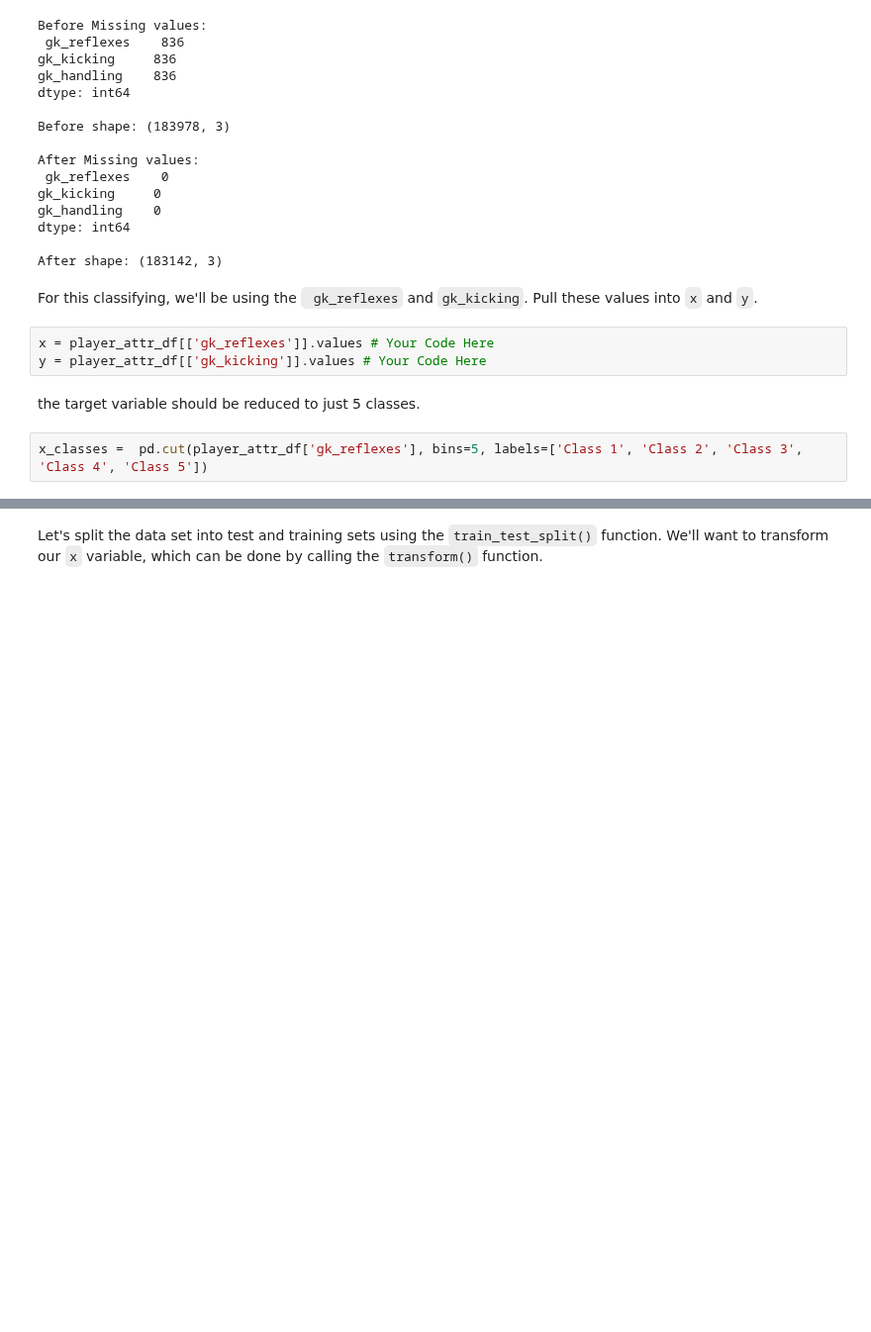
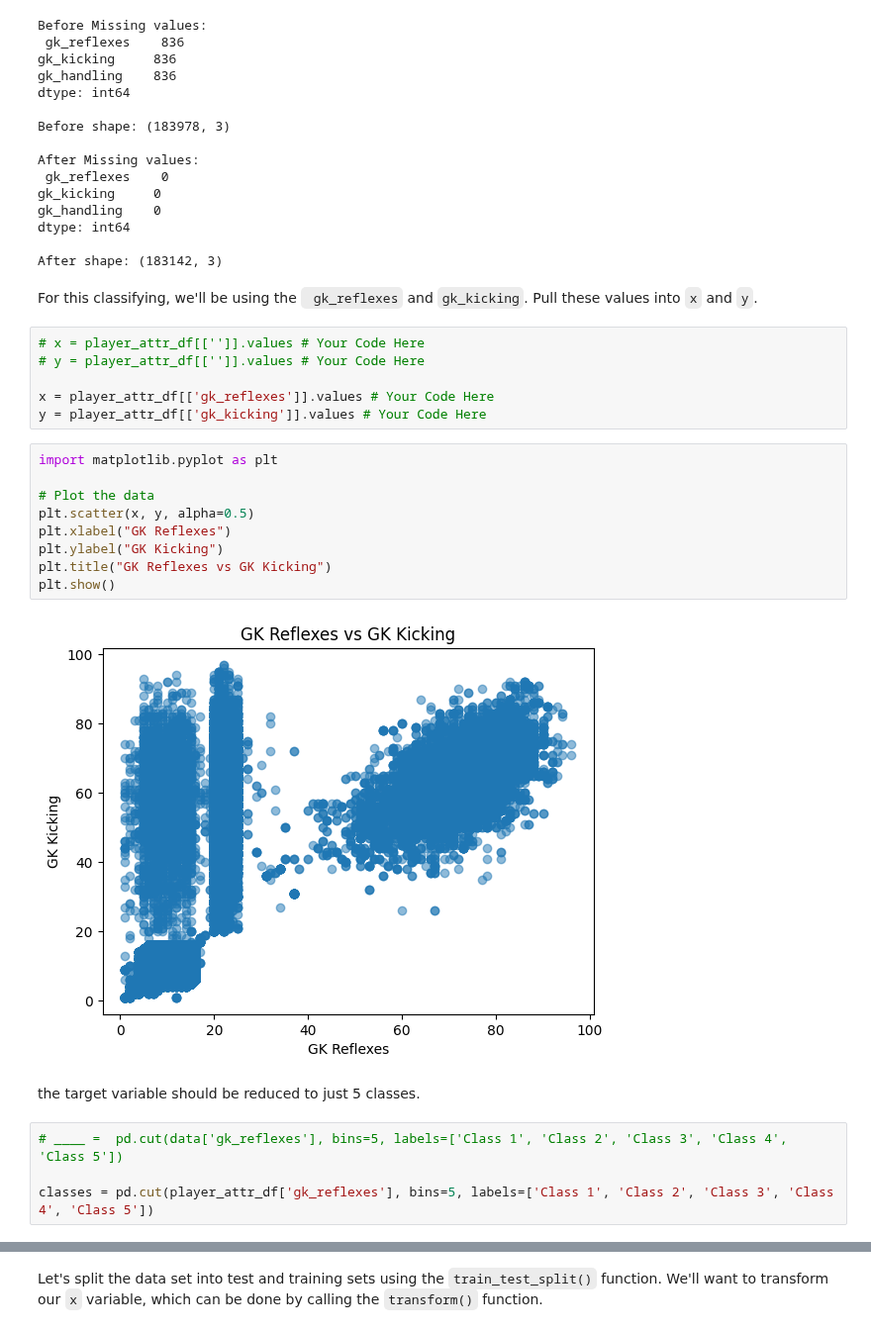
Before and after one commit to omanar1/usable_ai, a Jupyter notebook: Homework/HW7_assignment_m07_classification.ipynb, the cells around one changed output, grey strips where cells are left out. Shown at 99% size. Drawn from its saved outputs; the diff is of its cells as text; blank space fills up the shorter version.

```diff
--- a/Homework/HW7_assignment_m07_classification.ipynb
+++ b/Homework/HW7_assignment_m07_classification.ipynb
@@ -161,9 +165,25 @@ After shape: (183142, 3)
 # %% [markdown]
 For this classifying, we'll be using the ` gk_reflexes` and `gk_kicking`. Pull these values into `x` and `y`.
 # %%
+# x = player_attr_df[['']].values # Your Code Here
+# y = player_attr_df[['']].values # Your Code Here
+
 x = player_attr_df[['gk_reflexes']].values # Your Code Here
 y = player_attr_df[['gk_kicking']].values # Your Code Here
+# %%
+import matplotlib.pyplot as plt
+
+# Plot the data
+plt.scatter(x, y, alpha=0.5)
+plt.xlabel("GK Reflexes")
+plt.ylabel("GK Kicking")
+plt.title("GK Reflexes vs GK Kicking")
+plt.show()
+# %% [output]
+[figure, added]
 # %% [markdown]
 the target variable should be reduced to just 5 classes.
 # %%
-x_classes =  pd.cut(player_attr_df['gk_reflexes'], bins=5, labels=['Class 1', 'Class 2', 'Class 3', 'Class 4', 'Class 5'])
+# ____ =  pd.cut(data['gk_reflexes'], bins=5, labels=['Class 1', 'Class 2', 'Class 3', 'Class 4', 'Class 5'])
+
+classes = pd.cut(player_attr_df['gk_reflexes'], bins=5, labels=['Class 1', 'Class 2', 'Class 3', 'Class 4', 'Class 5'])
```
Also changed, not shown: parts of 7 cells of this notebook.
